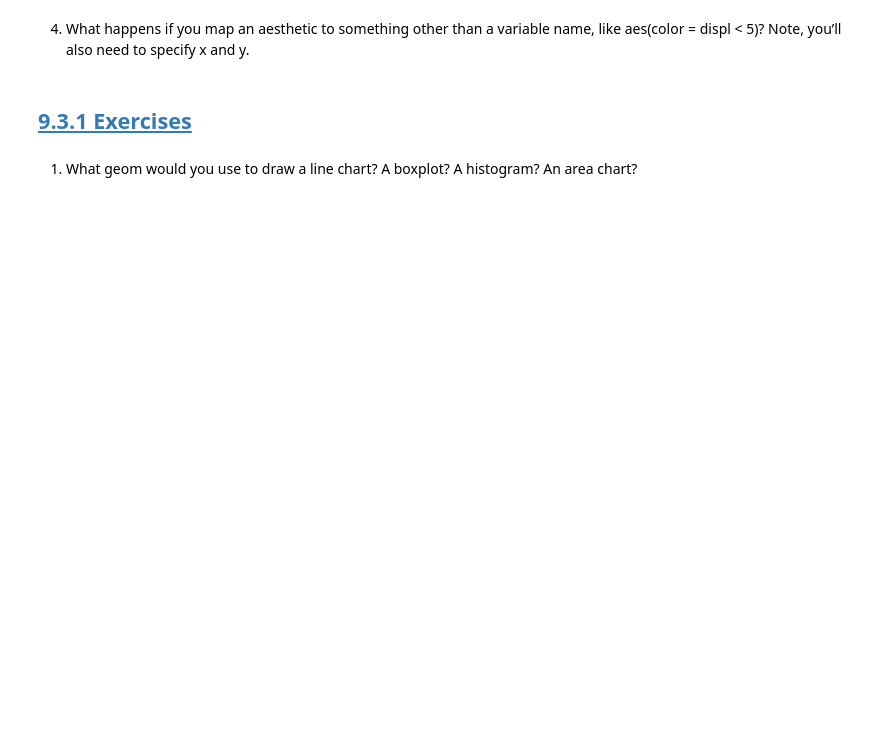
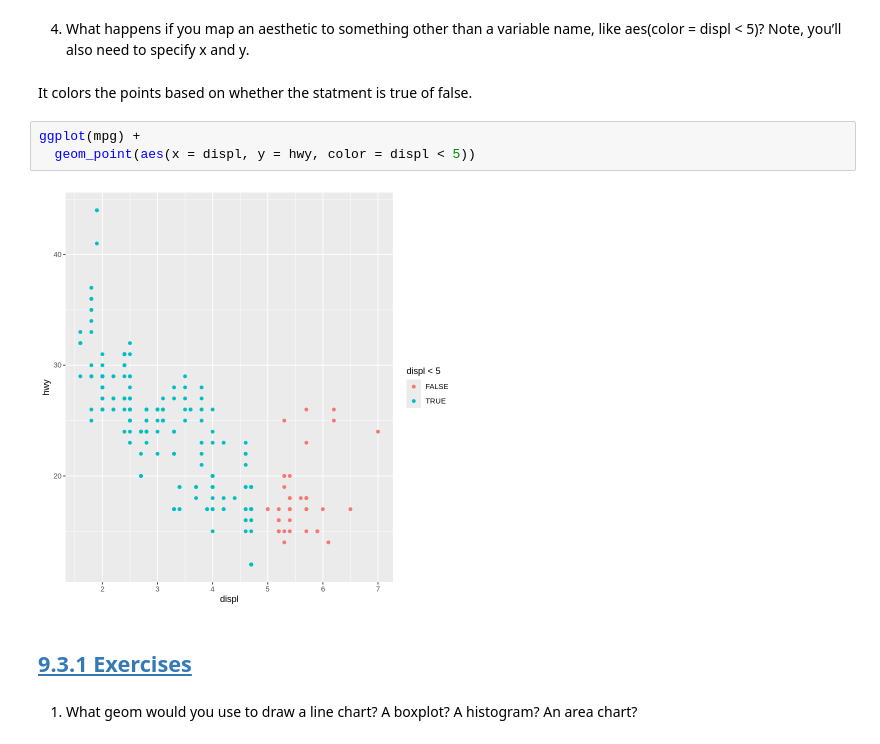
Before and after one commit to Brandy-Corwin/R-for-DS-exercises, a Jupyter notebook: Week_5_Assignments.ipynb, the cells around one changed output. Drawn from its saved outputs; the diff is of its cells as text; blank space fills up the shorter version.

```diff
--- a/Week_5_Assignments.ipynb
+++ b/Week_5_Assignments.ipynb
@@ -13,5 +42,12 @@ ggplot(mpg) +
 # %% [markdown]
 4. What happens if you map an aesthetic to something other than a variable name, like aes(color = displ < 5)? Note, you’ll also need to specify x and y.
+# %% [markdown]
+It colors the points based on whether the statment is true of false.
+# %%
+ggplot(mpg) +
+  geom_point(aes(x = displ, y = hwy, color = displ < 5))
+# %% [output]
+[figure, added]
 # %% [markdown]
 ## [9.3.1 Exercises](https://r4ds.hadley.nz/layers#exercises-1)
 # %% [markdown]
```
Also changed, not shown: parts of 36 cells of this notebook.
